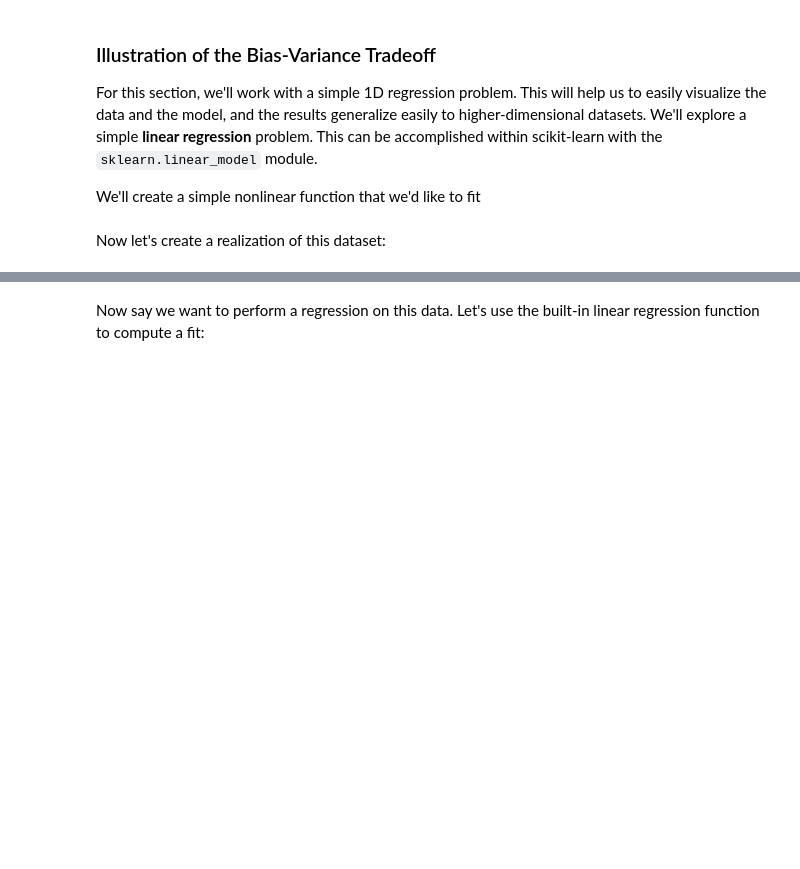
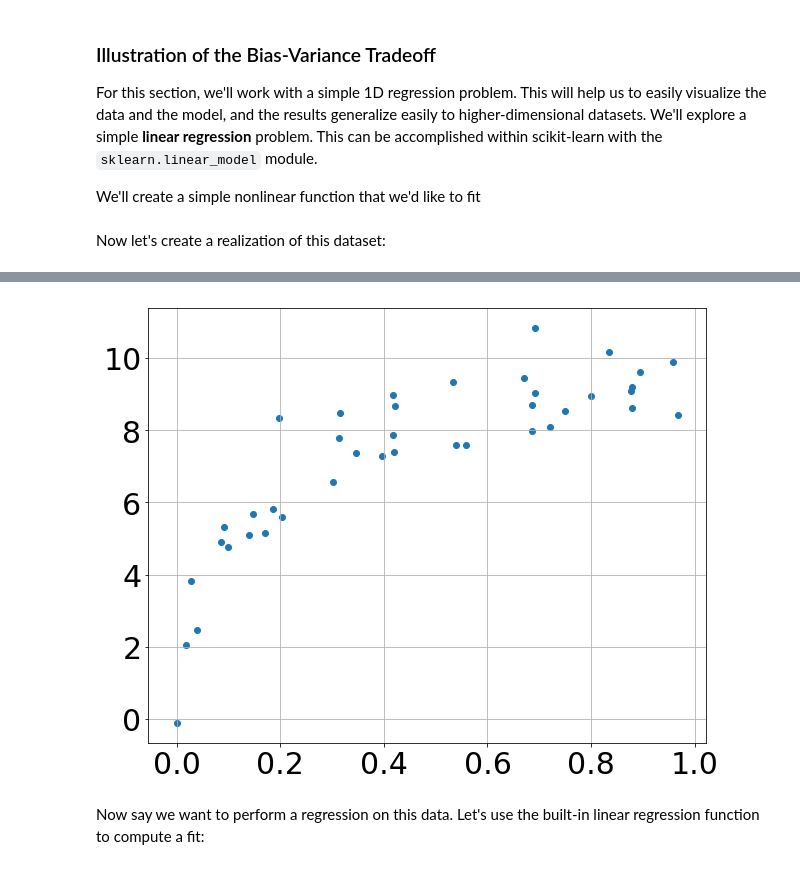
Before and after one commit to dsl2l2017/lecture_6, a Jupyter notebook: model_selection.ipynb, the cells around one changed output, grey strips where cells are left out. Drawn from its saved outputs; the diff is of its cells as text; code cells hidden in the pictures; blank space fills up the shorter version.

```diff
--- a/model_selection.ipynb
+++ b/model_selection.ipynb
@@ -18,0 +7,9 @@ import numpy as np
+# %%
+# some imports
+%pylab inline
+plt.rcParams['figure.figsize'] = (10.0, 8.0)
+plt.rcParams['font.size'] = 30
+
+
+# numpy
+import numpy as np
@@ -65,5 +64,7 @@ def make_data(N=40, error=1.0, random_seed=1):
     return X, y
 # %%
 X, y = make_data(40, error=1)
-iplot([go.Scatter(x=X.ravel(), y=y, mode='markers')])
+plt.scatter(X.ravel(), y)
+plt.grid()
+plt.show()
 # %% [output]
@@ -71,3 +71,4 @@ iplot([go.Scatter(x=X.ravel(), y=y, mode='markers')])
+[figure, added]
 # %% [markdown]
 Now say we want to perform a regression on this data.  Let's use the built-in linear regression function to compute a fit:
 # %%
```
Also changed, not shown: parts of 17 cells of this notebook, 3 other files.
